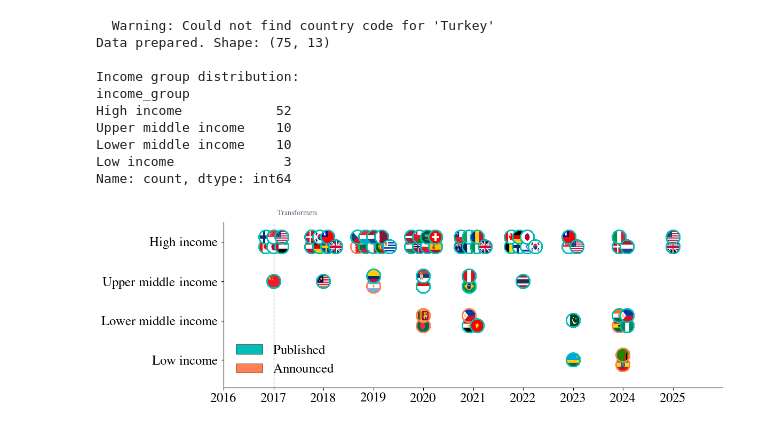
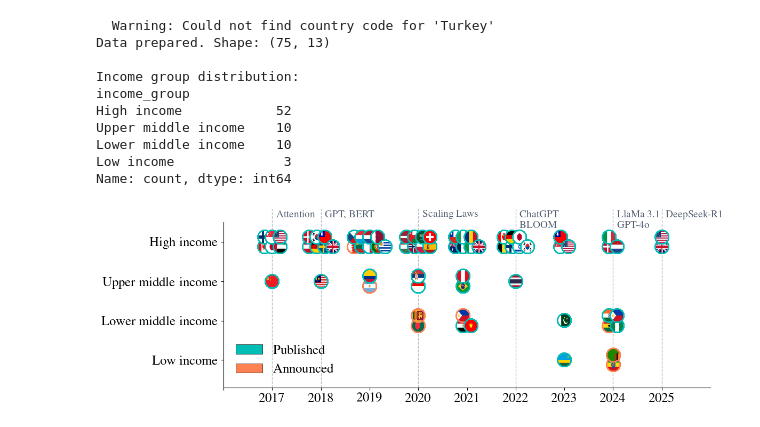
Before and after one commit to ljvmiranda921/edgeml-survey, a Jupyter notebook: notebooks/2026-02-12-figures-for-paper.ipynb, the cells around one changed output. Cells and saved outputs as stored; diff of their text form; code cells hidden in the pictures.

```diff
--- a/notebooks/2026-02-12-figures-for-paper.ipynb
+++ b/notebooks/2026-02-12-figures-for-paper.ipynb
@@ -1251,7 +1251,12 @@ Name: count, dtype: int64
 # %%
 # LLM advances to mark on timeline
 LLM_ADVANCES = {
-    2017: "Transformers",
+    2017: "Attention",
+    2018: "GPT, BERT",
+    2020: "Scaling Laws",
+    2022: "ChatGPT\nBLOOM",
+    2024: "LlaMa 3.1\nGPT-4o",
+    2025: "DeepSeek-R1",
 }
 
 # Create the plot with flag markers
@@ -1261,17 +1266,19 @@ fig, ax = plt.subplots(figsize=(12, 4))
 for year, label in LLM_ADVANCES.items():
     ax.axvline(
         x=year,
-        # ymax=len(INCOME_ORDER) - 0.3,
+        ymin=0,
+        ymax=1.08,
         color=CAMBRIDGE_COLORS["slate_2"],
         linestyle="--",
         linewidth=1,
         zorder=1,
+        clip_on=False,
     )
     ax.text(
         year + 0.08,
         len(INCOME_ORDER) - 0.2,
         label,
-        fontsize=10,
+        fontsize=14,
         color=CAMBRIDGE_COLORS["slate_3"],
         ha="left",
         va="top",
@@ -1334,38 +1341,40 @@ ax.set_ylim(-0.7, len(INCOME_ORDER) - 0.5)
 ax.set_yticks(range(len(INCOME_ORDER)))
 ax.set_yticklabels(INCOME_ORDER, fontsize=18)
 
-# Set x-ticks for years
+# Set x-ticks for years (hide 2016 label)
 ax.set_xticks(range(2016, 2026))
-ax.set_xticklabels([str(y) for y in range(2016, 2026)], fontsize=18)
+ax.set_xticklabels(
+    ["" if y == 2016 else str(y) for y in range(2016, 2026)], fontsize=18
+)
 
 # Add legend for status colors
 legend_elements = [
     mpatches.Patch(
         facecolor=CAMBRIDGE_COLORS["cambridge_warm_blue"],
         edgecolor="black",
         linewidth=0.5,
         label="Published",
     ),
     mpatches.Patch(
         facecolor=CAMBRIDGE_COLORS["crest"],
         edgecolor="black",
         linewidth=0.5,
         label="Announced",
     ),
 ]
 ax.legend(handles=legend_elements, loc="lower left", frameon=False, fontsize=18)
 
 # Remove top and right spines
 ax.spines["top"].set_visible(False)
 ax.spines["right"].set_visible(False)
 
 fig.tight_layout()
 fig.savefig(
     OUTPUT_DIR / "national_ai_strategies_timeline.pdf", bbox_inches="tight", dpi=300
 )
 plt.show()
 # %% [output]
-[figure, old version]
+[figure, new version]
 # %%
 df_st = pd.read_csv("data/national_ai_strategies.csv").sort_values(
     by=["year_published", "country"], ascending=True
```
